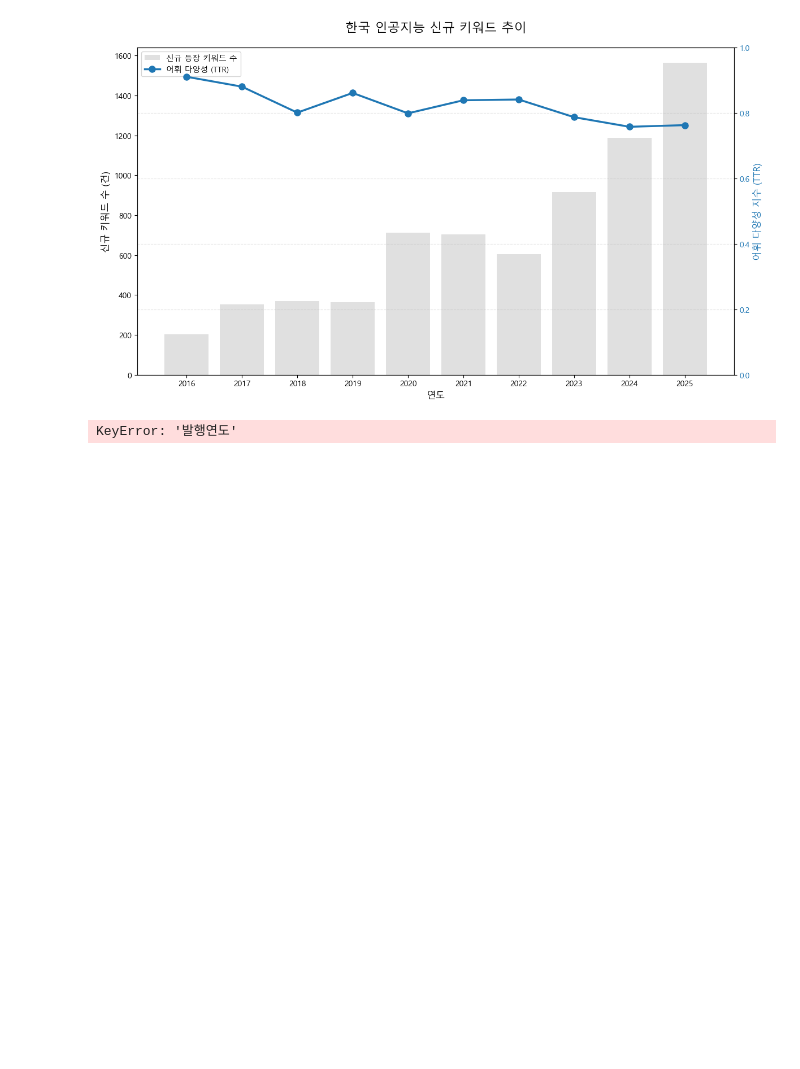
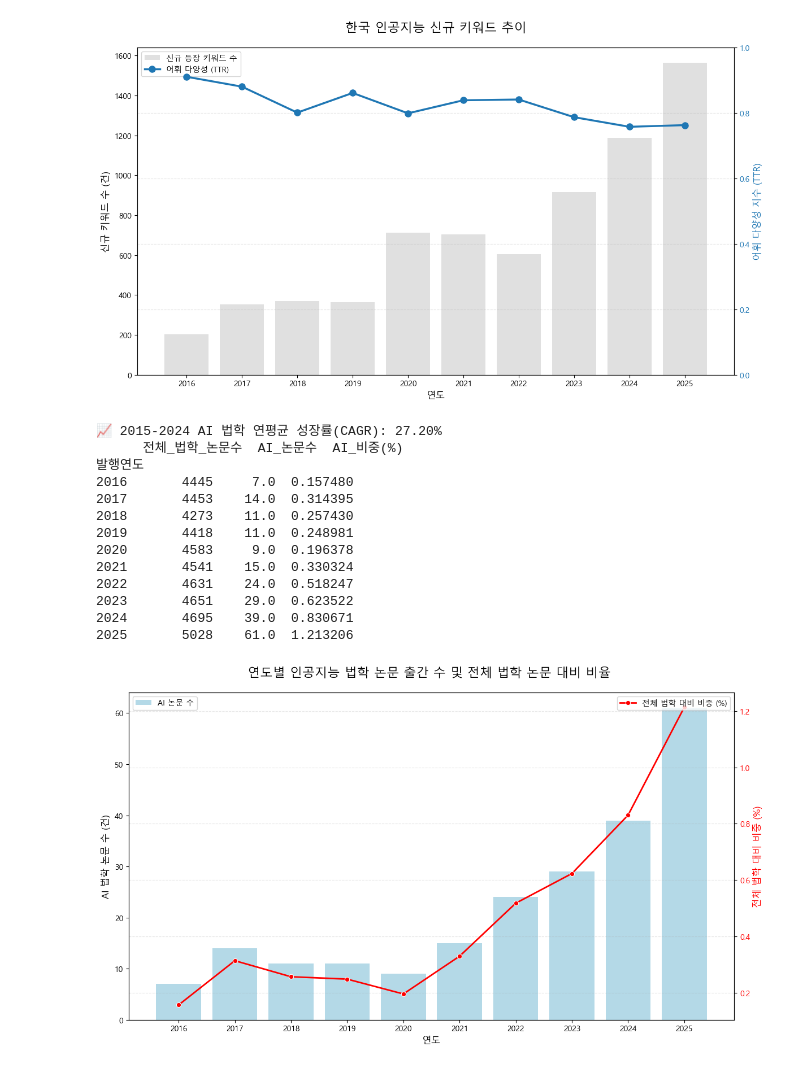
Before and after one commit to Exom9434/kci_network, a Jupyter notebook: 02.Statistical_Analysis(especially_Keyword).ipynb, the cells around one changed output. Drawn from its saved outputs; the diff is of its cells as text; code cells hidden in the pictures; blank space fills up the shorter version.

```diff
--- a/02.Statistical_Analysis(especially_Keyword).ipynb
+++ b/02.Statistical_Analysis(especially_Keyword).ipynb
@@ -726,32 +726,45 @@ def analyze_growth_and_ratio(ai_file, total_file):
     cagr = (end_val / begin_val)**(1 / n_years) - 1
 
     print(f"📈 2015-2024 AI 법학 연평균 성장률(CAGR): {cagr:.2%}")
     print(stats[['전체_법학_논문수', 'AI_논문수', 'AI_비중(%)']])
 
     # 4. 시각화 (이중 축 그래프)
     fig, ax1 = plt.subplots(figsize=(12, 7))
 
     # 축 1: AI 논문 수 (막대 그래프)
     sns.barplot(x=stats.index, y=stats['AI_논문수'], ax=ax1, color='skyblue', alpha=0.7, label='AI 논문 수')
     ax1.set_ylabel('AI 법학 논문 수 (건)', fontsize=12)
     ax1.set_xlabel('연도', fontsize=12)
 
     # 축 2: 비중 (꺾은선 그래프)
     ax2 = ax1.twinx()
     sns.lineplot(x=np.arange(len(stats)), y=stats['AI_비중(%)'], ax=ax2, color='red', marker='o', linewidth=2, label='전체 법학 대비 비중 (%)')
     ax2.set_ylabel('전체 법학 대비 비중 (%)', fontsize=12, color='red')
     ax2.tick_params(axis='y', labelcolor='red')
 
     # 타이틀 및 범례
     plt.title(f'연도별 인공지능 법학 논문 출간 수 및 전체 법학 논문 대비 비율 ', fontsize=16, pad=20)
     ax1.legend(loc='upper left')
     ax2.legend(loc='upper right')
 
     plt.grid(axis='y', linestyle='--', alpha=0.3)
     plt.tight_layout()
     plt.savefig('AI법학_성장성_및_비중분석.png', dpi=300)
     plt.show()
 
-analyze_growth_and_ratio('AI_논문_분야별_분류_최종.csv', '전체_법학_논문목록_정제본.csv')
+analyze_growth_and_ratio('AI_논문_분야별_분류_LLM(예시x).csv', '전체_법학_논문목록_정제본.csv')
 # %% [output]
-KeyError: '발행연도'
+📈 2015-2024 AI 법학 연평균 성장률(CAGR): 27.20%
+      전체_법학_논문수  AI_논문수  AI_비중(%)
+발행연도
+2016       4445     7.0  0.157480
+2017       4453    14.0  0.314395
+2018       4273    11.0  0.257430
+2019       4418    11.0  0.248981
+2020       4583     9.0  0.196378
+2021       4541    15.0  0.330324
+2022       4631    24.0  0.518247
+2023       4651    29.0  0.623522
+2024       4695    39.0  0.830671
+2025       5028    61.0  1.213206
+[figure, added]
```
